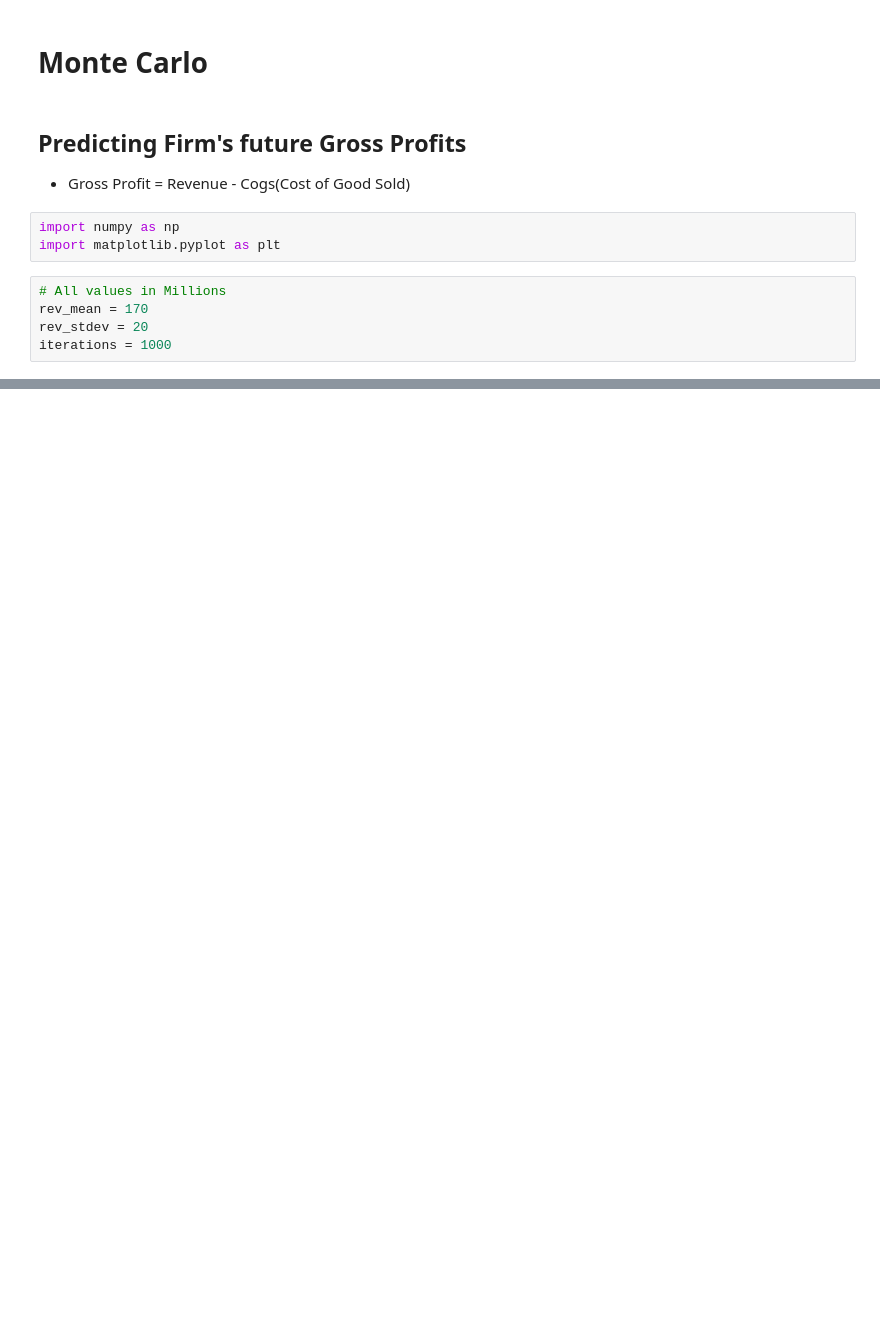
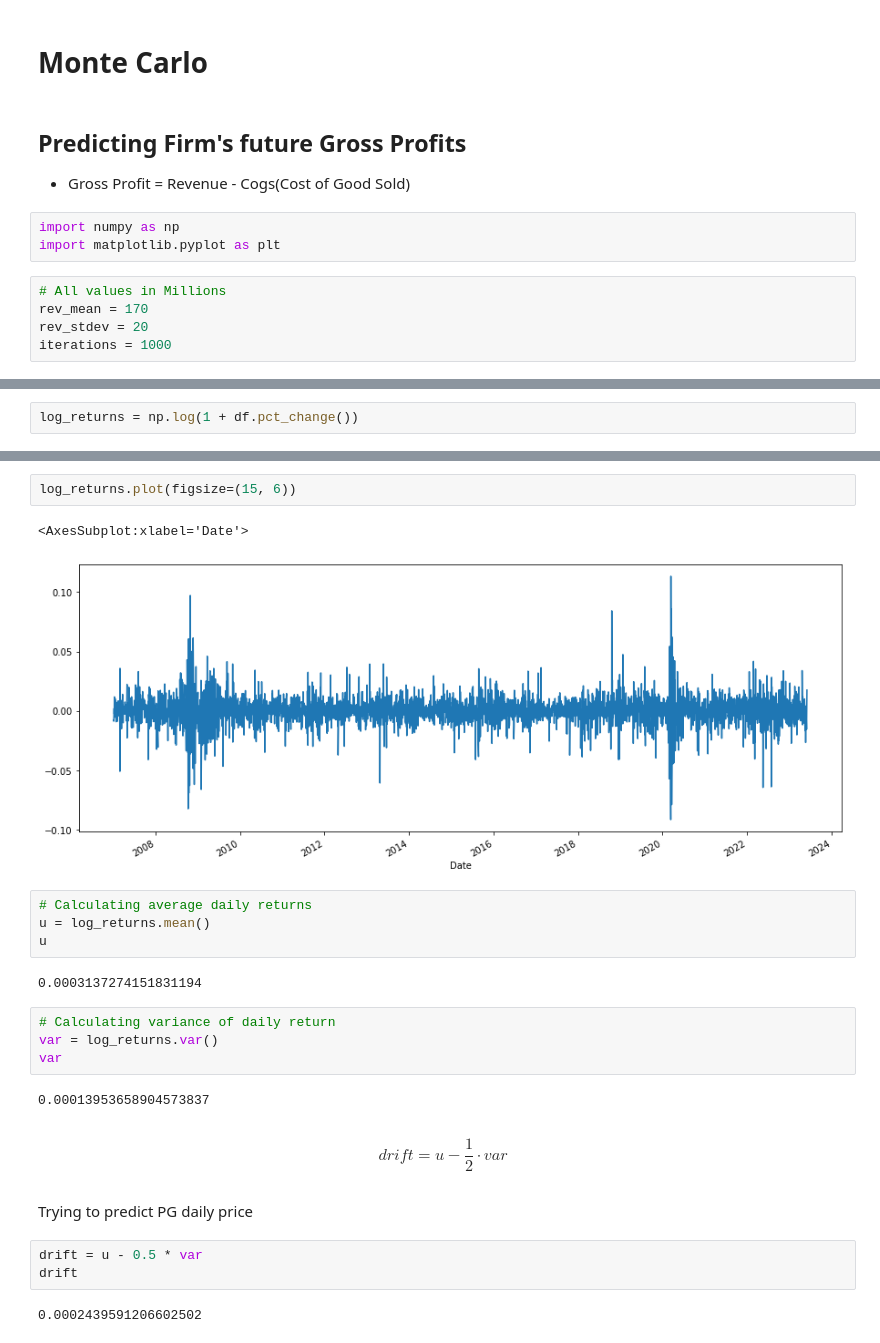
Before and after one commit to rkstu/finance-and-stock-data-analysis, a Jupyter notebook: 7. Monte Carlo Simulations as a decision.ipynb, the cells around one changed output, grey strips where cells are left out. Saved outputs shown, nothing was run; the diff lists cells and outputs as text; blank space fills up the shorter version.

Commit message:
future prices

```diff
--- a/7. Monte Carlo Simulations as a decision.ipynb
+++ b/7. Monte Carlo Simulations as a decision.ipynb
@@ -96,0 +132,2 @@ plt.show()
+# %%
+log_returns = np.log(1 + df.pct_change())
@@ -96,0 +149,28 @@ plt.show()
+# %%
+log_returns.plot(figsize=(15, 6))
+# %% [output]
+<AxesSubplot:xlabel='Date'>
+[figure, added]
+# %%
+# Calculating average daily returns
+u = log_returns.mean()
+u
+# %% [output]
+0.0003137274151831194
+# %%
+# Calculating variance of daily return
+var = log_returns.var()
+var
+# %% [output]
+0.00013953658904573837
+# %% [markdown]
+$$
+drift = u - \frac{1}{2} \cdot var
+$$
+# %% [markdown]
+Trying to predict PG daily price
+# %%
+drift = u - 0.5 * var
+drift
+# %% [output]
+0.0002439591206602502
```
Also changed, not shown: parts of 46 cells of this notebook.
